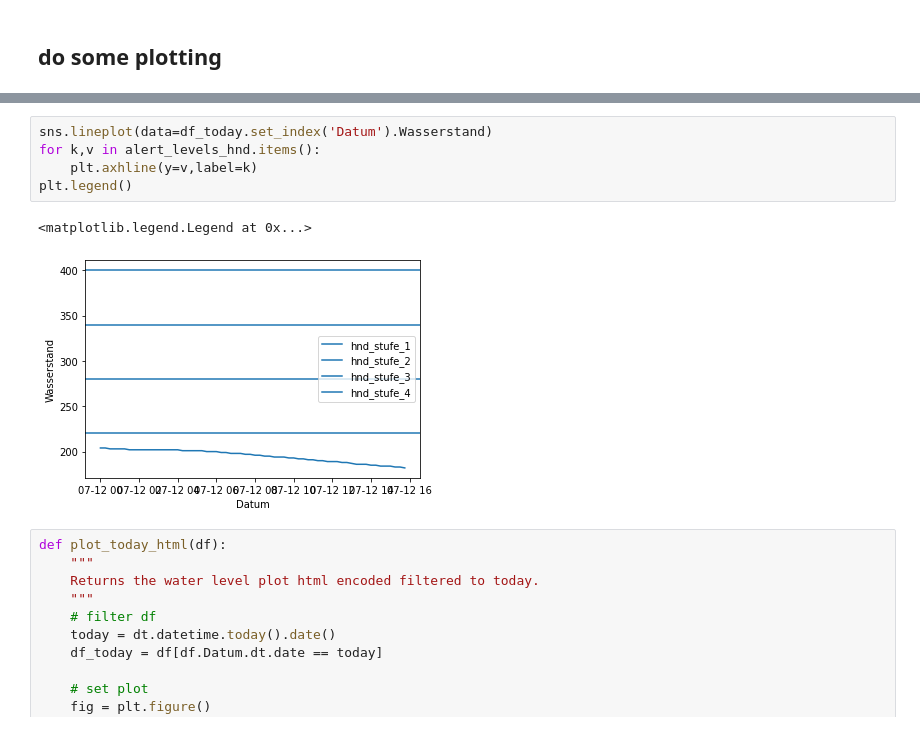
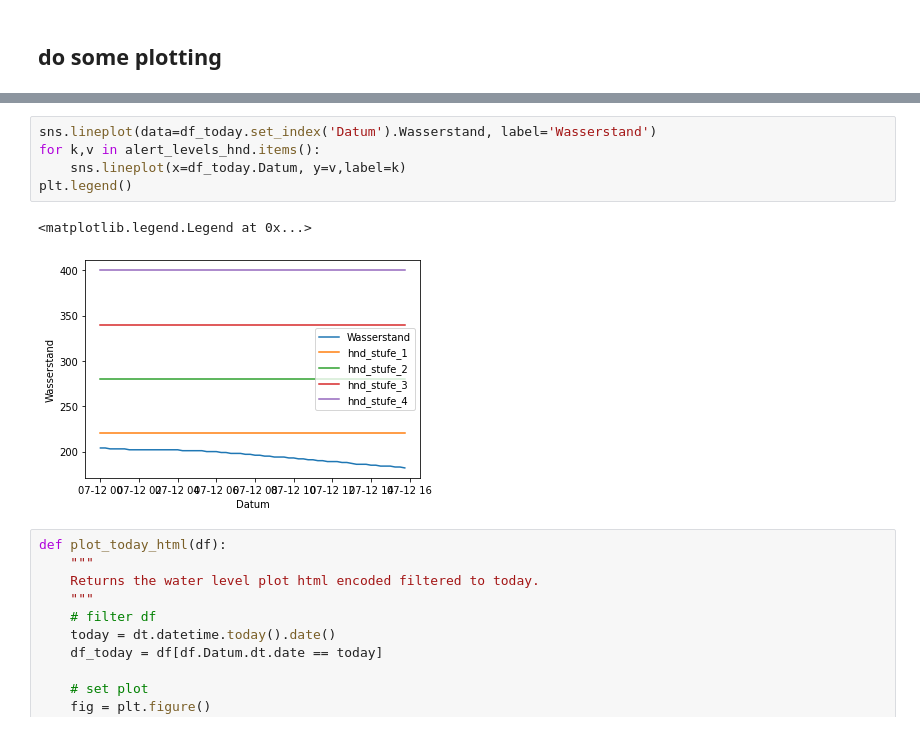
Before and after one commit to moritzgeiger/flood_alert, a Jupyter notebook: notebooks/test_mails.ipynb, the cells around one changed output, grey strips where cells are left out. Drawn from its saved outputs; the diff is of its cells as text.

```diff
--- a/notebooks/test_mails.ipynb
+++ b/notebooks/test_mails.ipynb
@@ -97,13 +97,13 @@ px.line(hnd_table.set_index('Datum'))
 [interactive output not drawn]
 [interactive output not drawn]
 # %%
-sns.lineplot(data=df_today.set_index('Datum').Wasserstand)
+sns.lineplot(data=df_today.set_index('Datum').Wasserstand, label='Wasserstand')
 for k,v in alert_levels_hnd.items():
-    plt.axhline(y=v,label=k)
+    sns.lineplot(x=df_today.Datum, y=v,label=k)
 plt.legend()
 # %% [output]
 <matplotlib.legend.Legend at 0x...>
-[figure, old version]
+[figure, new version]
 # %%
 def plot_today_html(df):
     """
```
Also changed, not shown: parts of 3 cells of this notebook, 2 other files.
